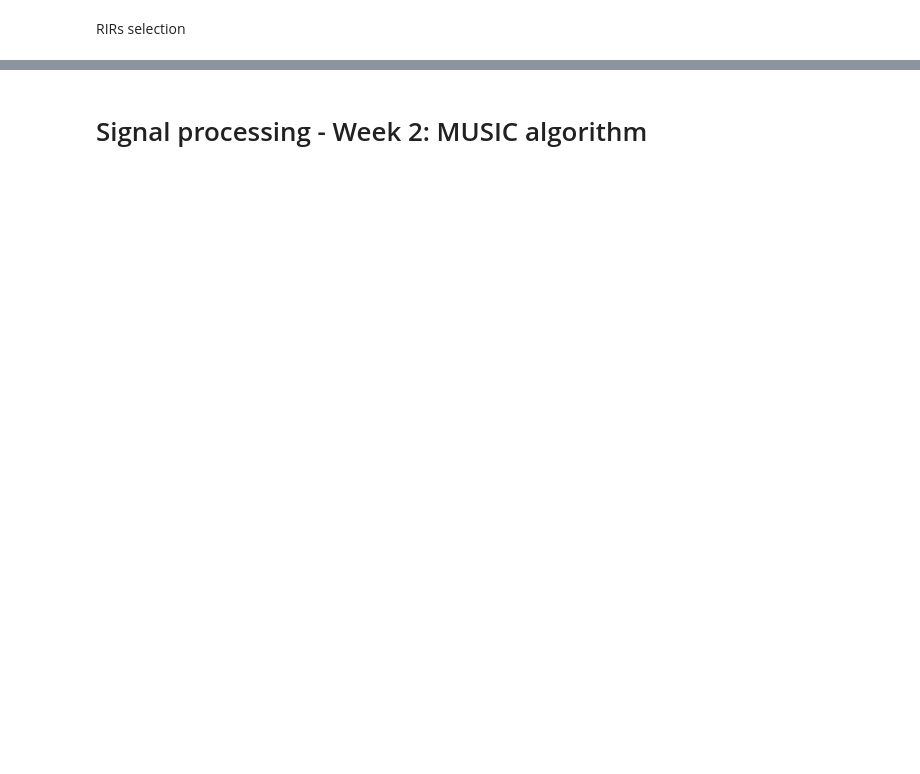
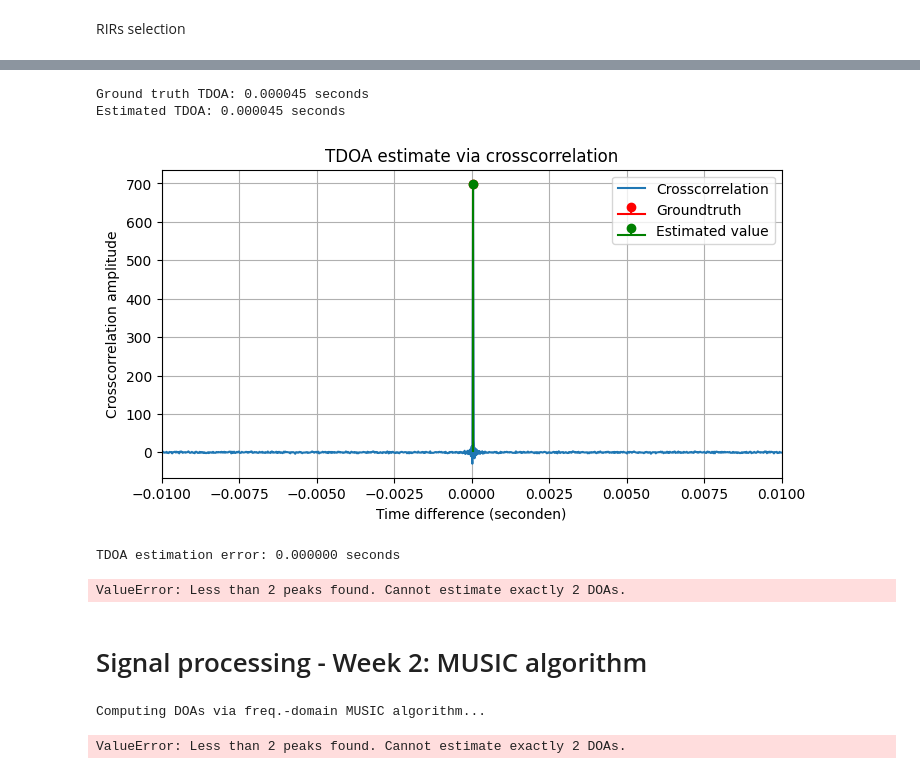
Before and after one commit to HeartUnderBladepyz/P-D-ISSP, a Jupyter notebook: notebook_skeleton.ipynb, the cells around one changed output, grey strips where cells are left out. Saved outputs shown, nothing was run; the diff lists cells and outputs as text; code cells hidden in the pictures; blank space fills up the shorter version.

```diff
--- a/notebook_skeleton.ipynb
+++ b/notebook_skeleton.ipynb
@@ -157,34 +200,39 @@ def TDOA_corr(audio1_name, audio2_name, noise_name, acousticScenario):
   print(f"Ground truth TDOA: {ground_truth_TDOA:.6f} seconds")
 
   mic_signals, _, _, _, _ = create_micsigs(audio1_name, audio2_name, noise_name, acousticScenario)
 
   mic1 = mic_signals[:, 0] # Signal of the first mic
   mic2 = mic_signals[:, 1] # Signal of the second mic
 
   cross_corr = signal.correlate(mic1, mic2, mode="full")
   lags = signal.correlation_lags(len(mic1), len(mic2), mode="full")
 
   estimated_TDOA = lags[np.argmax(cross_corr)] / acousticScenario.fs
   print(f"Estimated TDOA: {estimated_TDOA:.6f} seconds")
 
   plt.figure(figsize=(8, 4))
   plt.plot(lags / acousticScenario.fs, cross_corr, label="Crosscorrelation")
   plt.stem([ground_truth_TDOA], [np.max(cross_corr)], linefmt="r-", markerfmt="ro", basefmt="r-", label="Groundtruth")
   plt.stem([estimated_TDOA], [np.max(cross_corr)], linefmt="g-", markerfmt="go", basefmt="g-", label="Estimated value")
 
   plt.xlabel("Time difference (seconden)")
   plt.ylabel("Crosscorrelation amplitude")
   plt.legend()
   plt.title("TDOA estimate via crosscorrelation")
   plt.xlim(-0.01, 0.01)
   plt.grid()
   plt.show()
 
   # Step 5: Print de fout tussen de schatting en de grondwaarheid
   error = np.abs(estimated_TDOA - ground_truth_TDOA)
   print(f"TDOA estimation error: {error:.6f} seconds")
 
-TDOA_corr('F:\KU Leuven\courses\P&D ISSP\project\panddissp-base-main\sound_files\whitenoise_signal_1.wav', 'F:\KU Leuven\courses\P&D ISSP\project\panddissp-base-main\sound_files\whitenoise_signal_2.wav',"F:\KU Leuven\courses\P&D ISSP\project\panddissp-base-main\sound_files\Babble_noise1.wav", acousticScenario)
+TDOA_corr(ROOTPATH_sound + '/whitenoise_signal_1.wav',ROOTPATH_sound + '/whitenoise_signal_2.wav',ROOTPATH_sound + "/Babble_noise1.wav", acousticScenario)
+# %% [output]
+Ground truth TDOA: 0.000045 seconds
+Estimated TDOA: 0.000045 seconds
+[figure, added]
+TDOA estimation error: 0.000000 seconds
 # %%
 #Part 4
 def DOA_corr(audio1_name, audio2_name, noise_name, acousticScenario):
@@ -241,8 +289,10 @@ def DOA_corr(audio1_name, audio2_name, noise_name, acousticScenario):
   DOAestAll = np.array(DOAestAll)
   return DOAestAll
 
-DOAestALL = DOA_corr("F:\KU Leuven\courses\P&D ISSP\project\panddissp-base-main\sound_files\whitenoise_signal_1.wav", "F:\KU Leuven\courses\P&D ISSP\project\panddissp-base-main\sound_files\whitenoise_signal_2.wav", "F:\KU Leuven\courses\P&D ISSP\project\panddissp-base-main\sound_files\Babble_noise1.wav", acousticScenario)
+DOAestALL = DOA_corr(ROOTPATH_sound + "/whitenoise_signal_1.wav", ROOTPATH_sound + "/whitenoise_signal_2.wav", ROOTPATH_sound + "/Babble_noise1.wav", acousticScenario)
 print(DOAestALL)
+# %% [output]
+ValueError: Less than 2 peaks found. Cannot estimate exactly 2 DOAs.
 # %%
 # Part 5
 def TDOA_corr_2(audio1_name, audio2_name, noise_name, acousticScenario, mic):
@@ -386,13 +436,14 @@ for mic1_file, mic2_file in mic_pairs:
 import numpy as np
 
 winLength = 1024 # Window length
-nSources = acousticScenario.RIRsAudio.shape[-1] +\
-    acousticScenario.RIRsNoise.shape[-1] # Number of sources
+nSources = acousticScenario.RIRsAudio.shape[-1]
+#nSources = acousticScenario.RIRsAudio.shape[-1] +\
+#    acousticScenario.RIRsNoise.shape[-1] # Number of sources
 theta = np.arange(0, np.pi, step=np.pi / 360)  # angles to consider
 
 print('Computing DOAs via freq.-domain MUSIC algorithm...')
 
-DOAestAll = DOA_corr("F:\KU Leuven\courses\P&D ISSP\project\panddissp-base-main\sound_files\whitenoise_signal_1.wav", "F:\KU Leuven\courses\P&D ISSP\project\panddissp-base-main\sound_files\whitenoise_signal_2.wav", "F:\KU Leuven\courses\P&D ISSP\project\panddissp-base-main\sound_files\Babble_noise1.wav", acousticScenario)
+DOAestAll = DOA_corr(ROOTPATH_sound + "/whitenoise_signal_1.wav",ROOTPATH_sound +  "/whitenoise_signal_2.wav",ROOTPATH_sound +  "/Babble_noise1.wav", acousticScenario)
 # DOAestAll = np.zeros(nSources)  # default
 
 print(f'All estimated DOAs: {DOAestAll * 180 / np.pi}')
@@ -409,3 +460,8 @@ genfcns.check_plot_tdoas(DOAest, DOAestAll, acousticScenario)
 # print(f'Estimate error(s): {np.round((DOAest - groundTruthDOAtalkers) * 180/np.pi, 2)} deg.')
 print(f'Estimate error(s): {DOAestAll - np.round(groundTruthDOAtalkers * 180 / np.pi, 2)} deg.')
 print(DOAestAll)
+
+print("hello world")
+# %% [output]
+Computing DOAs via freq.-domain MUSIC algorithm...
+ValueError: Less than 2 peaks found. Cannot estimate exactly 2 DOAs.
```
Also changed, not shown: parts of 5 cells of this notebook.
